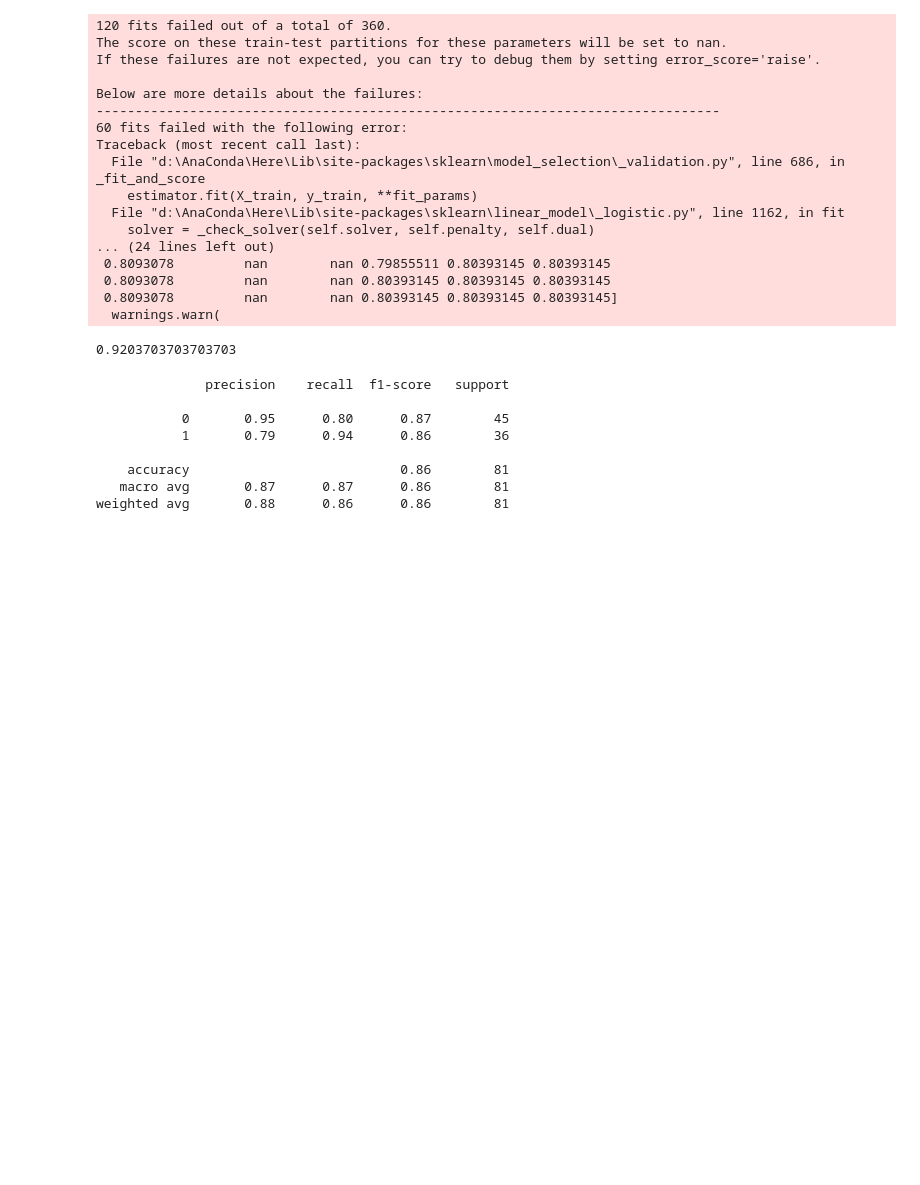
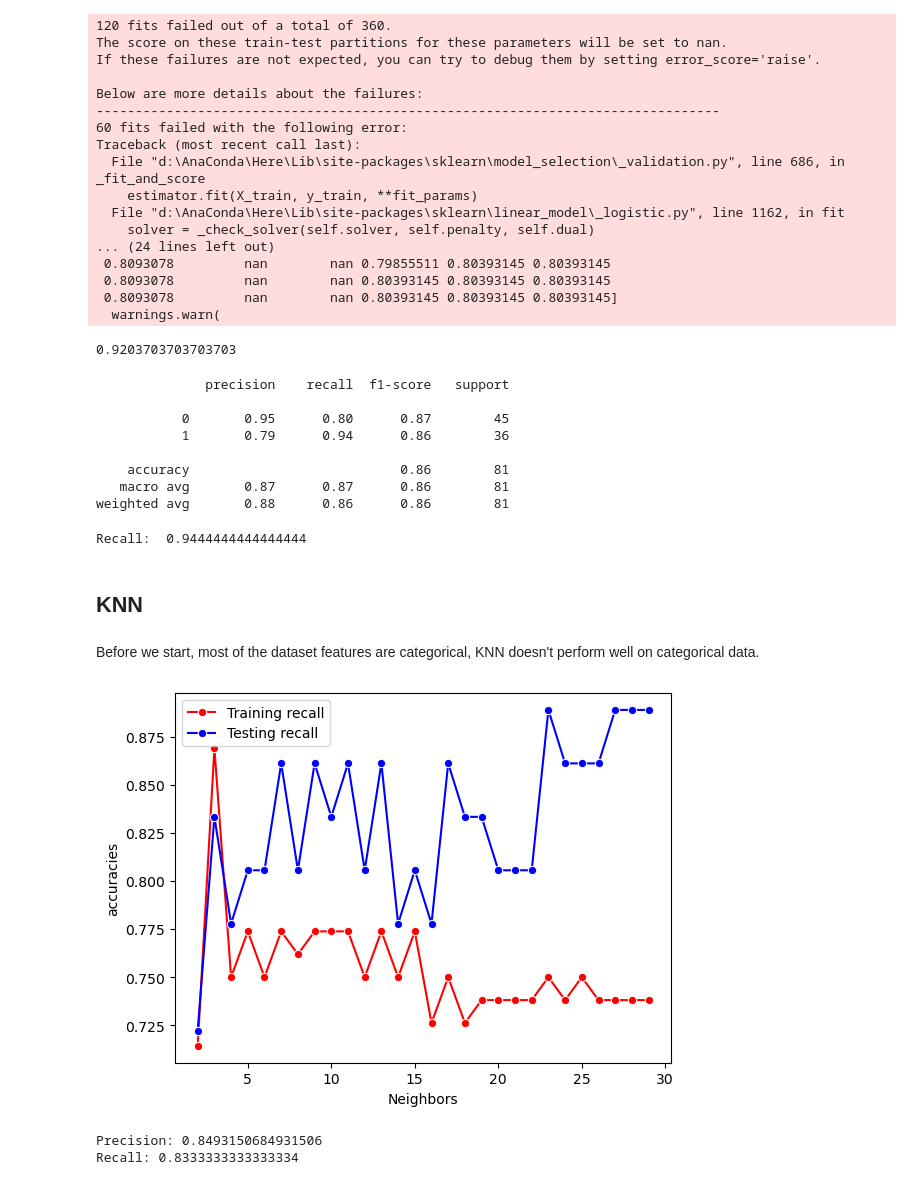
Before and after one commit to zizoisprogramming/Heart-Disease, a Jupyter notebook: heart-disease.ipynb, the cells around one changed output. Saved outputs shown, nothing was run; the diff lists cells and outputs as text; code cells hidden in the pictures; blank space fills up the shorter version.

```diff
--- a/heart-disease.ipynb
+++ b/heart-disease.ipynb
@@ -538,3 +539,34 @@ print(classification_report(y_test, y_pred))
     accuracy                           0.86        81
    macro avg       0.87      0.87      0.86        81
 weighted avg       0.88      0.86      0.86        81
+# %%
+print("Recall: ", recall_score(y_true= y_test, y_pred=y_pred))
+# %% [output]
+Recall:  0.9444444444444444
+# %% [markdown]
+## KNN
+# %% [markdown]
+<p>Before we start, most of the dataset features are categorical, KNN doesn't perform well on categorical data.</p>
+# %%
+neighbors = np.arange(2,30)
+train_accuracies = {}
+test_accuracies = {}
+for neighbor in neighbors:
+    knn = KNeighborsClassifier(n_neighbors= neighbor)
+    knn.fit(X_train_scaled, y_train)
+    y_pred_train = knn.predict(X_train_scaled)
+    y_pred_test = knn.predict(X_test_scaled)
+
+    train_accuracies[neighbor] = recall_score(y_train, y_pred_train)
+    test_accuracies[neighbor] = recall_score(y_test, y_pred_test)
+# %%
+plt.Figure(figsize=(3,3))
+sns.lineplot(x = neighbors, y= train_accuracies.values(), color = 'r', label= "Training recall", marker='o')
+sns.lineplot(x= neighbors, y= test_accuracies.values(), color = 'b', label= "Testing recall", marker='o')
+
+plt.xlabel("Neighbors")
+plt.ylabel("accuracies")
+plt.legend()
+plt.show()
+# %% [output]
+[figure, added]
@@ -540,0 +578,13 @@ weighted avg       0.88      0.86      0.86        81
+# %%
+knn = KNeighborsClassifier(n_neighbors= best_k_2)
+knn.fit(X_train_scaled, y_train)
+y_pred = knn.predict(X_test_scaled)
+
+recision = precision_score(y_test, y_pred)
+recall = recall_score(y_test, y_pred)
+
+print("Precision:", precision)
+print("Recall:", recall)
+# %% [output]
+Precision: 0.8493150684931506
+Recall: 0.8333333333333334
```
Also changed, not shown: parts of 6 cells of this notebook.
